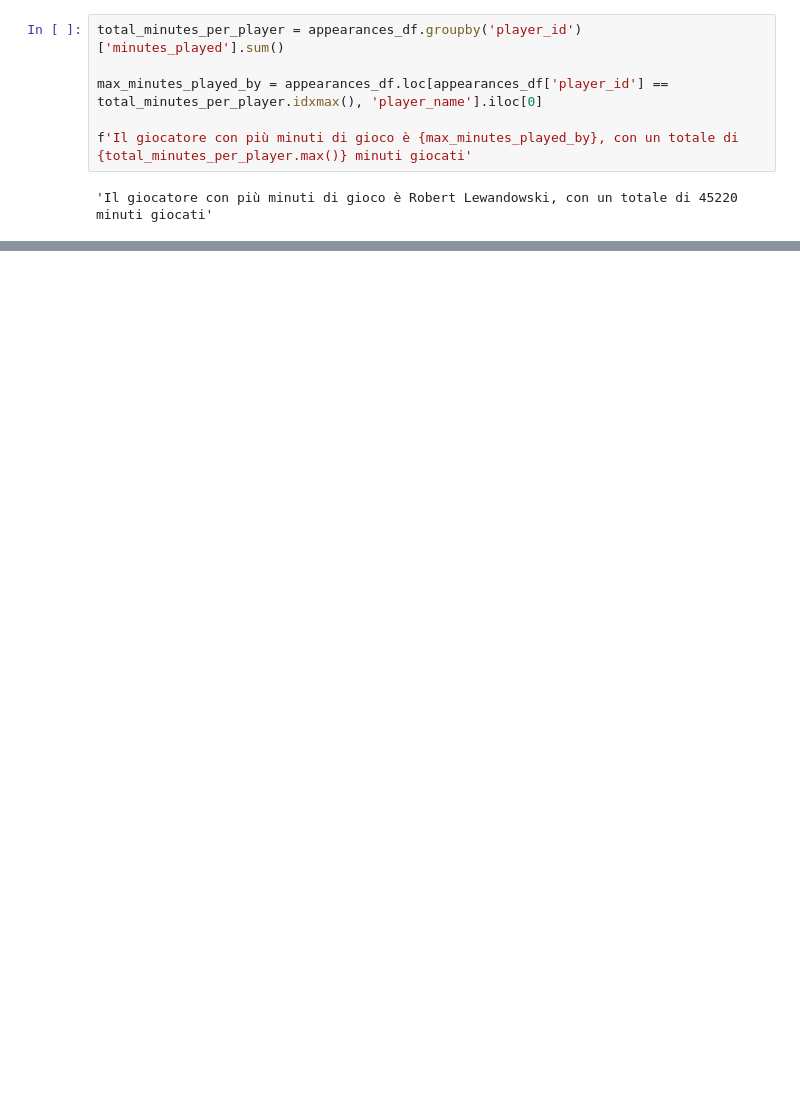
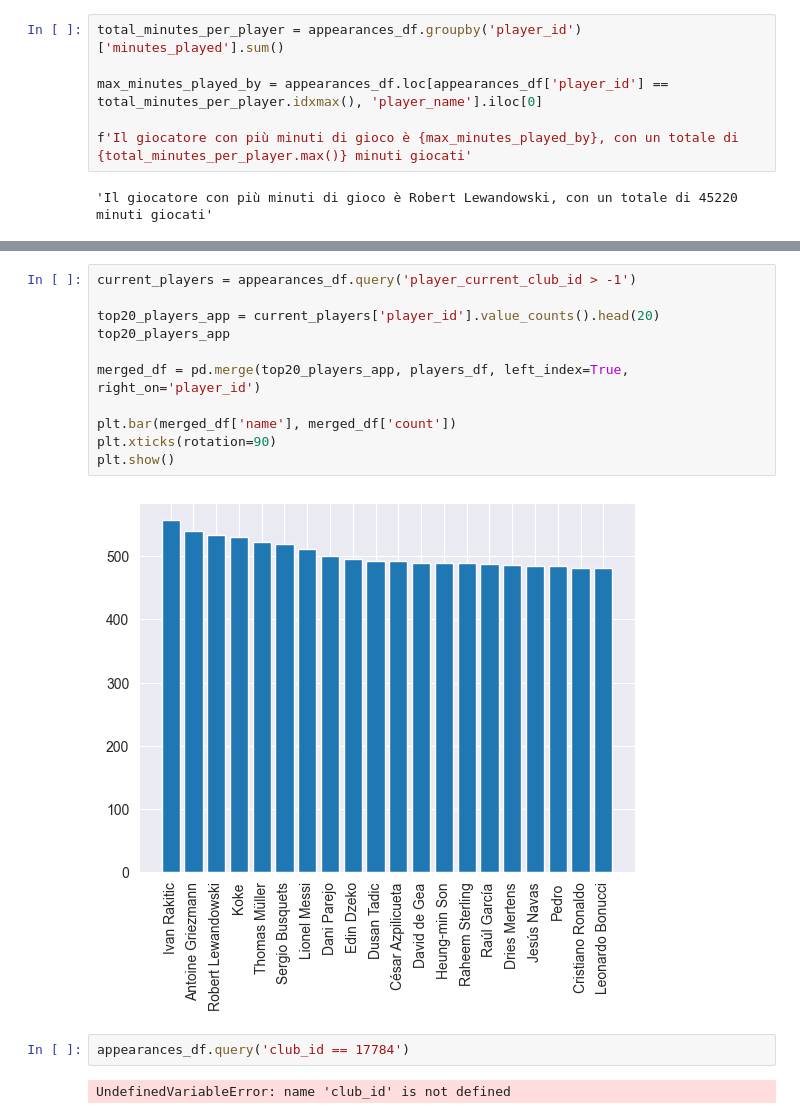
Before and after one commit to RiccardoPili/Football-Data-Analysis, a Jupyter notebook: appearances.ipynb, the cells around one changed output, grey strips where cells are left out. Saved outputs shown, nothing was run; the diff lists cells and outputs as text; blank space fills up the shorter version.

```diff
--- a/appearances.ipynb
+++ b/appearances.ipynb
@@ -147,0 +154,17 @@ f'Il giocatore con più minuti di gioco è {max_minutes_played_by}, con un total
+# %%
+current_players = appearances_df.query('player_current_club_id > -1')
+
+top20_players_app = current_players['player_id'].value_counts().head(20)
+top20_players_app
+
+merged_df = pd.merge(top20_players_app, players_df, left_index=True, right_on='player_id')
+
+plt.bar(merged_df['name'], merged_df['count'])
+plt.xticks(rotation=90)
+plt.show()
+# %% [output]
+[figure, added]
+# %%
+appearances_df.query('club_id == 17784')
+# %% [output]
+UndefinedVariableError: name 'club_id' is not defined
```
Also changed, not shown: parts of 2 cells of this notebook.
